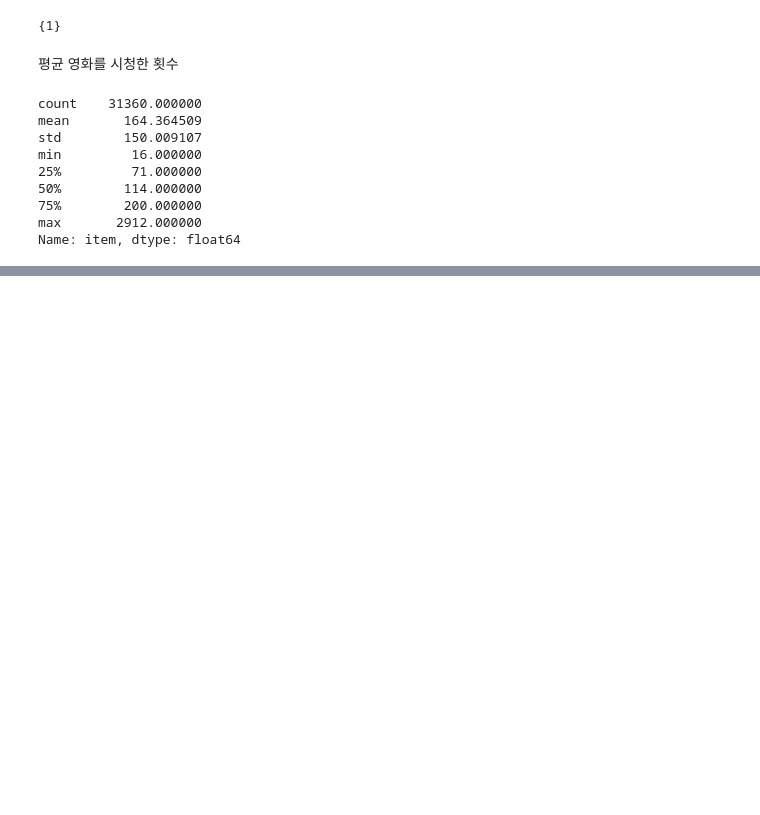
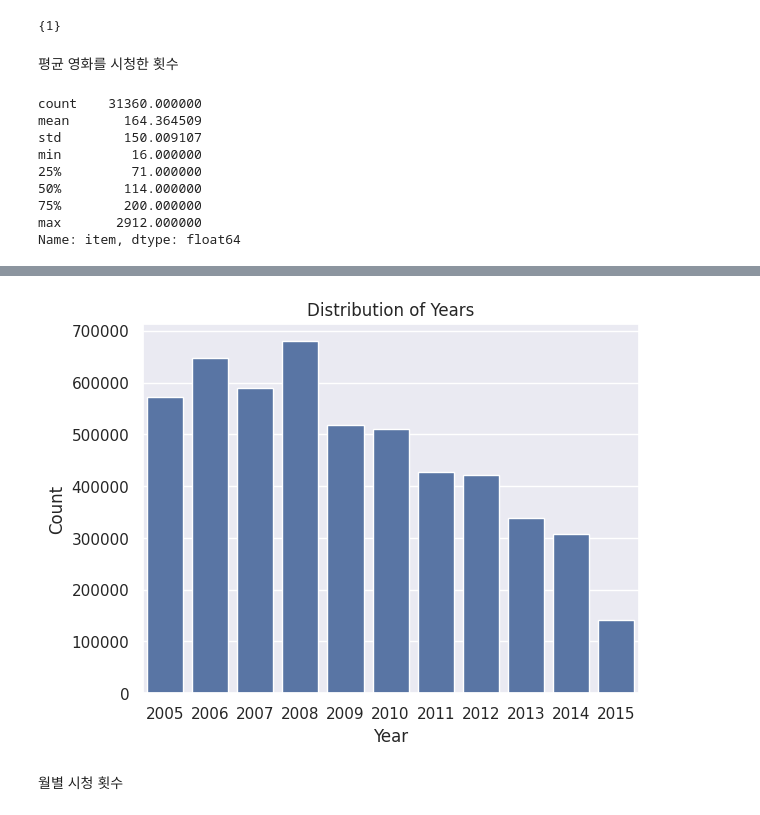
Before and after one commit to boostcampaitech6/level2-movierecommendation-recsys-05, a Jupyter notebook: GT/src/EDA.ipynb, the cells around one changed output, grey strips where cells are left out. Drawn from its saved outputs; the diff is of its cells as text; code cells hidden in the pictures; blank space fills up the shorter version.

```diff
--- a/GT/src/EDA.ipynb
+++ b/GT/src/EDA.ipynb
@@ -41,0 +40,3 @@ datetime.datetime(2009, 1, 1, 13, 2, 9)
+# %%
+year = data.iloc[:, 2].apply(lambda x: dt.fromtimestamp(x).year)
+year
@@ -41,0 +56,17 @@ datetime.datetime(2009, 1, 1, 13, 2, 9)
+# %%
+import matplotlib
+import matplotlib.pyplot as plt
+import matplotlib.ticker as ticker
+import seaborn as sns
+
+sns.set_theme(color_codes = True)
+# %%
+sns.countplot(x=year)
+plt.xlabel('Year')
+plt.ylabel('Count')
+plt.title('Distribution of Years')
+plt.show()
+# %% [output]
+[figure, added]
+# %% [markdown]
+월별 시청 횟수
```
Also changed, not shown: parts of 10 cells of this notebook, 10 other files.
